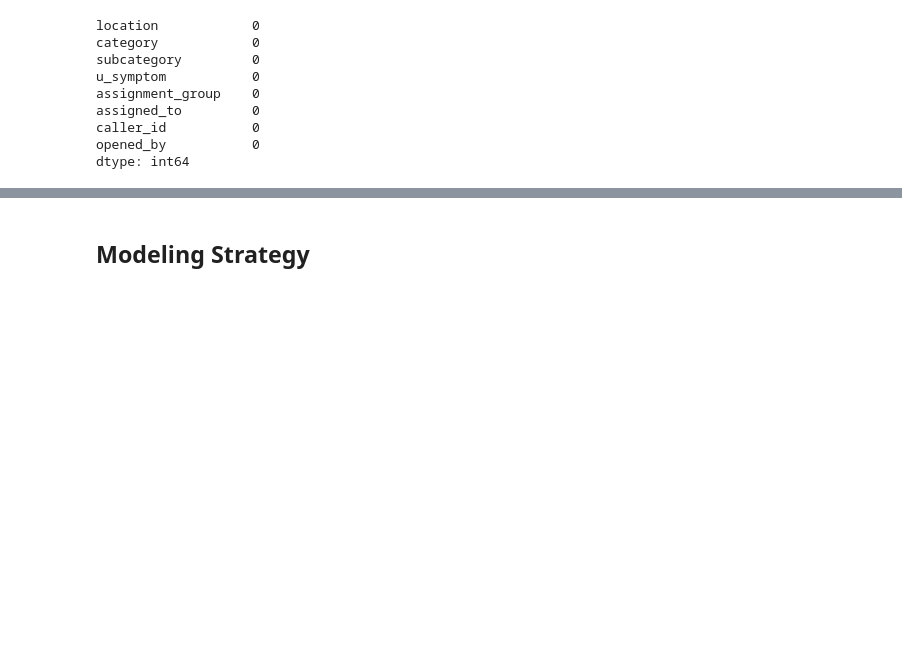
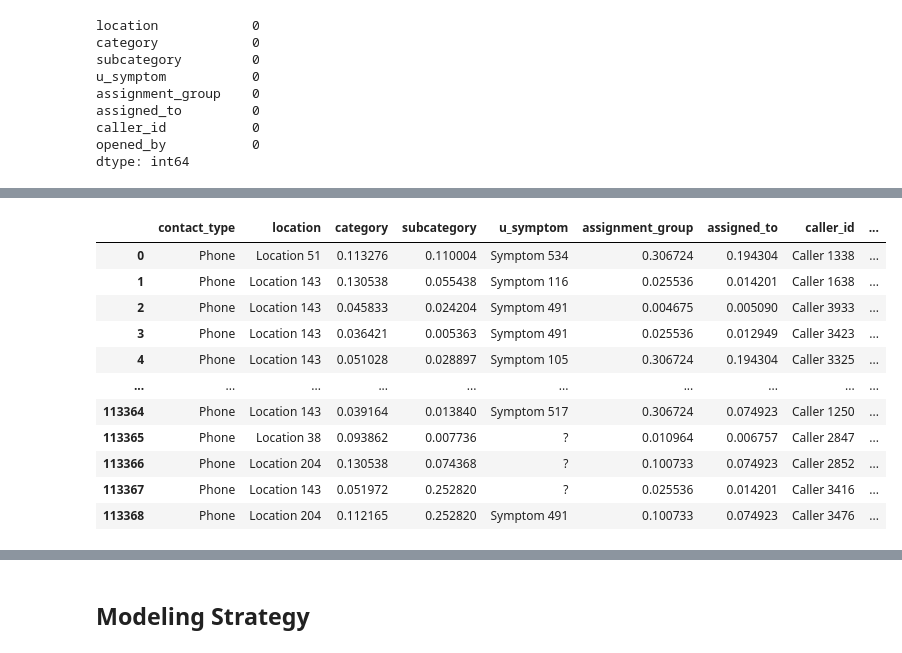
Before and after one commit to pinnusaikiran/AI-incident-intelligence-platform, a Jupyter notebook: notebooks/modeling/05_model_training.ipynb, the cells around one changed output, grey strips where cells are left out. Drawn from its saved outputs; the diff is of its cells as text; code cells hidden in the pictures; blank space fills up the shorter version.

```diff
--- a/notebooks/modeling/05_model_training.ipynb
+++ b/notebooks/modeling/05_model_training.ipynb
@@ -179,3 +278,84 @@ X_train.shape,X_train_transformed.shape
 # %%
-(X_train_transformed['location']=='Unknown_location')
+#Frequency Encoder
+
+class FrequencyEncoder(BaseEstimator,TransformerMixin):
+    """
+    Custom transformer to perform frequency encoding.
+
+    Features:
+        - Learns normalized frequencies from training data.
+        - Encodes configured high-cardinality categorical features.
+        - Handles unseen categories using a configurable unknown_value.
+        - Compatible with Scikit-Learn Pipelines.
+    """
+    def __init__(self,frequency_columns=None,unknown_value=0.0):
+        if frequency_columns is None:
+            self.frequency_columns=[
+            'category',
+            'subcategory',
+            'assignment_group',
+            'assigned_to',
+            'opened_by'
+            ]
+        else:
+            self.frequency_columns=frequency_columns
+
+        self.frequency_mappings={}
+        self.unknown_value = unknown_value
+
+    def _validate_input(self,X):
+        if not isinstance(X,pd.DataFrame):
+              raise TypeError(f"Expected a pandas DataFrame, but got {type(X).__name__}")
+
+    def _validate_columns(self,X):
+        missing_columns=[col for col in self.frequency_columns if col not in X.columns]
+        if missing_columns:
+            raise ValueError(f"Required missing columns are :{missing_columns}")
+
+    def fit(self,X,y=None):
+        self._validate_input(X)
+        self._validate_columns(X)
+        self.frequency_mappings={
+          col:X[col].value_counts(normalize=True).to_dict()  for col in self.frequency_columns
+        }
+
+        return self
+
+    def transform(self,X,y=None):
+        self._validate_input(X)
+        self._validate_columns(X)
+        X_copy=X.copy()
+
+        if not self.frequency_mappings:
+            raise ValueError(
+                "FrequencyEncoder has not been fitted yet. "
+                "Call fit() before transform()."
+                )
+
+        for col, mapping in self.frequency_mappings.items():
+            X_copy[col] = X_copy[col].map(mapping)
+
+            X_copy[col] = X_copy[col].fillna(self.unknown_value)
+
+        return X_copy
+
+
+encoder = FrequencyEncoder()
+
+encoder.fit(X_train)
+
+X_train_encoded = encoder.transform(X_train)
+X_train_encoded
 # %% [output]
+|  | contact_type | location | category | subcategory | u_symptom | assignment_group | assigned_to | caller_id | ... |
+| 0 | Phone | Location 51 | 0.113276 | 0.110004 | Symptom 534 | 0.306724 | 0.194304 | Caller 1338 | ... |
+| 1 | Phone | Location 143 | 0.130538 | 0.055438 | Symptom 116 | 0.025536 | 0.014201 | Caller 1638 | ... |
+| 2 | Phone | Location 143 | 0.045833 | 0.024204 | Symptom 491 | 0.004675 | 0.005090 | Caller 3933 | ... |
+| 3 | Phone | Location 143 | 0.036421 | 0.005363 | Symptom 491 | 0.025536 | 0.012949 | Caller 3423 | ... |
+| 4 | Phone | Location 143 | 0.051028 | 0.028897 | Symptom 105 | 0.306724 | 0.194304 | Caller 3325 | ... |
+| ... | ... | ... | ... | ... | ... | ... | ... | ... | ... |
+| 113364 | Phone | Location 143 | 0.039164 | 0.013840 | Symptom 517 | 0.306724 | 0.074923 | Caller 1250 | ... |
+| 113365 | Phone | Location 38 | 0.093862 | 0.007736 | ? | 0.010964 | 0.006757 | Caller 2847 | ... |
+| 113366 | Phone | Location 204 | 0.130538 | 0.074368 | ? | 0.100733 | 0.074923 | Caller 2852 | ... |
+| 113367 | Phone | Location 143 | 0.051972 | 0.252820 | ? | 0.025536 | 0.014201 | Caller 3416 | ... |
+| 113368 | Phone | Location 204 | 0.112165 | 0.252820 | Symptom 491 | 0.100733 | 0.074923 | Caller 3476 | ... |
```
Also changed, not shown: parts of 48 cells of this notebook.
